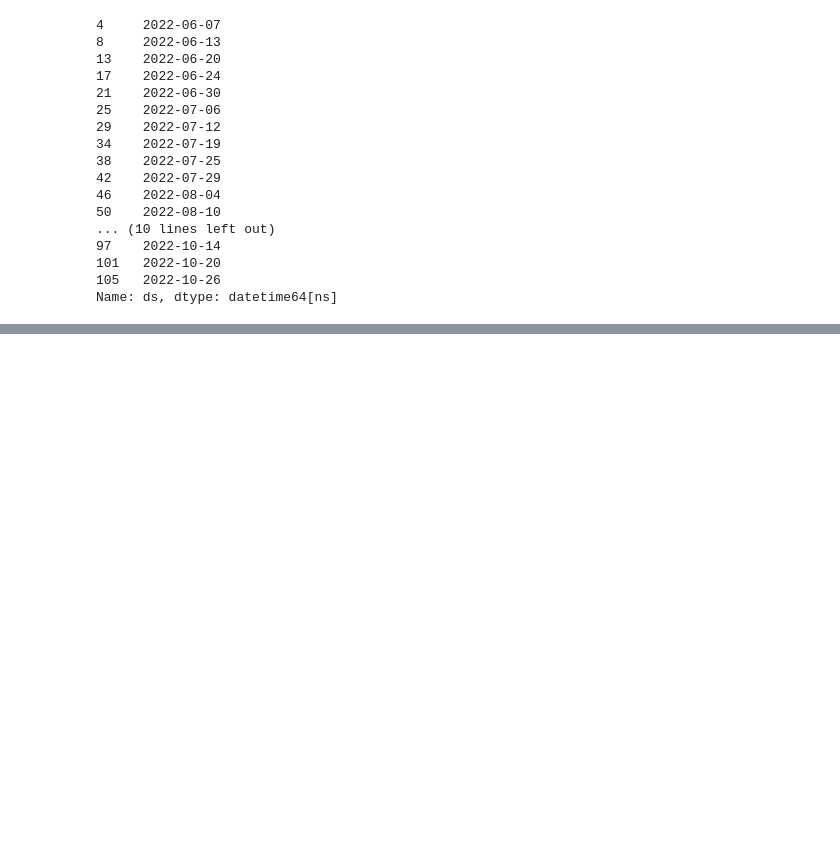
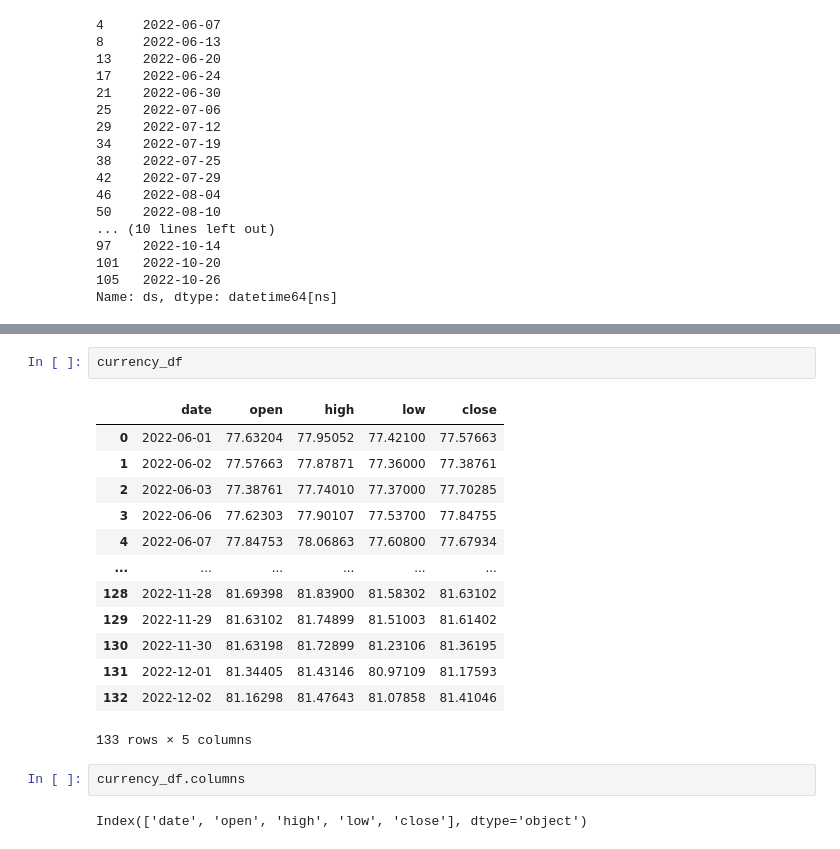
Before and after one commit to r15hank/currency-predictor, a Jupyter notebook: currency_predictor.ipynb, the cells around one changed output, grey strips where cells are left out. Saved outputs shown, nothing was run; the diff lists cells and outputs as text; blank space fills up the shorter version.

```diff
--- a/currency_predictor.ipynb
+++ b/currency_predictor.ipynb
@@ -241,0 +291,20 @@ ValueError: Dataframe must have columns "ds" and "y" with the dates and values r
+# %%
+currency_df
+# %% [output]
+|  | date | open | high | low | close |
+| 0 | 2022-06-01 | 77.63204 | 77.95052 | 77.42100 | 77.57663 |
+| 1 | 2022-06-02 | 77.57663 | 77.87871 | 77.36000 | 77.38761 |
+| 2 | 2022-06-03 | 77.38761 | 77.74010 | 77.37000 | 77.70285 |
+| 3 | 2022-06-06 | 77.62303 | 77.90107 | 77.53700 | 77.84755 |
+| 4 | 2022-06-07 | 77.84753 | 78.06863 | 77.60800 | 77.67934 |
+| ... | ... | ... | ... | ... | ... |
+| 128 | 2022-11-28 | 81.69398 | 81.83900 | 81.58302 | 81.63102 |
+| 129 | 2022-11-29 | 81.63102 | 81.74899 | 81.51003 | 81.61402 |
+| 130 | 2022-11-30 | 81.63198 | 81.72899 | 81.23106 | 81.36195 |
+| 131 | 2022-12-01 | 81.34405 | 81.43146 | 80.97109 | 81.17593 |
+| 132 | 2022-12-02 | 81.16298 | 81.47643 | 81.07858 | 81.41046 |
+133 rows × 5 columns
+# %%
+currency_df.columns
+# %% [output]
+Index(['date', 'open', 'high', 'low', 'close'], dtype='object')
```
Also changed, not shown: parts of 17 cells of this notebook.
